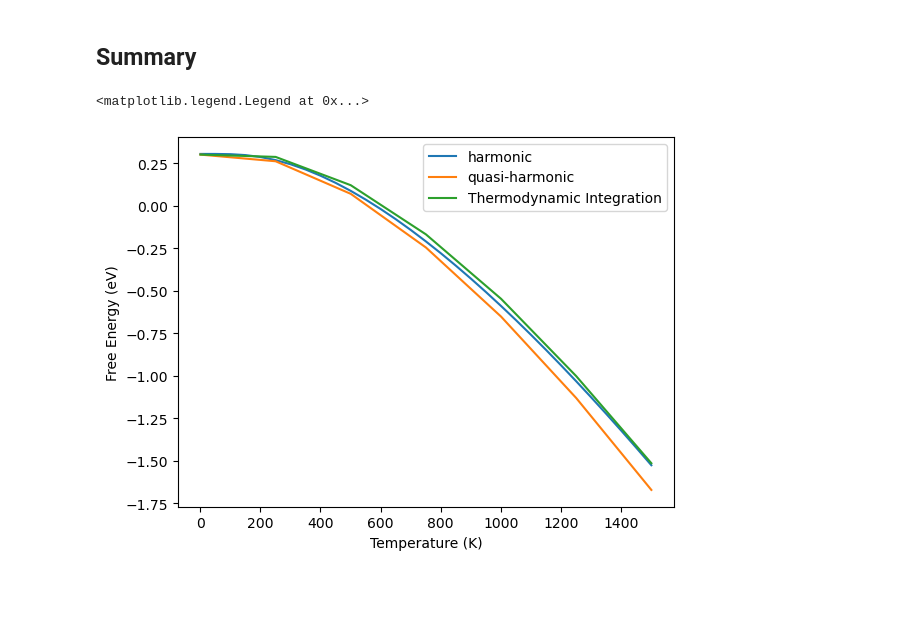
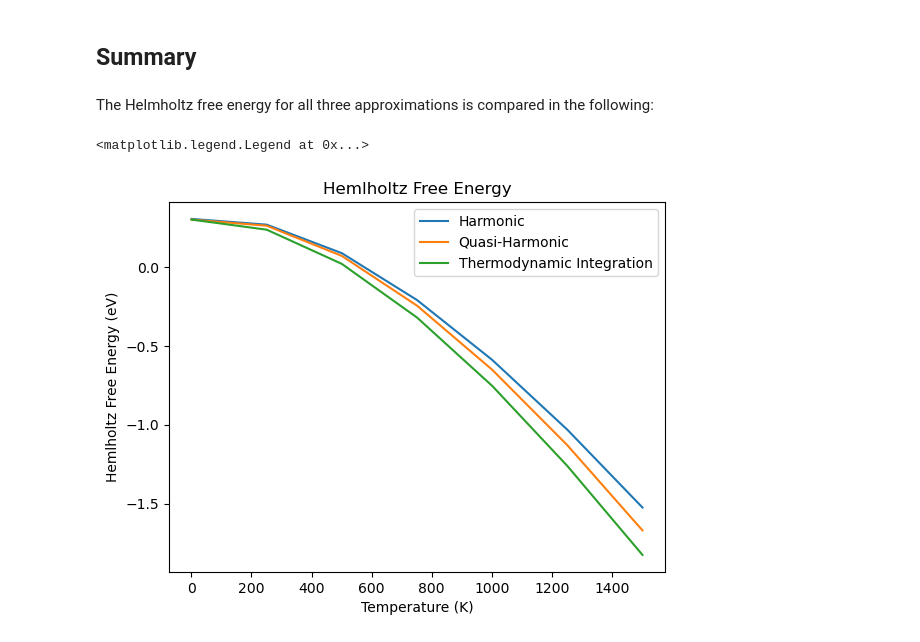
Before and after one commit to pyiron/atomistics, a Jupyter notebook: notebooks/free_energy_calculation.ipynb, the cells around one changed output. Cells and saved outputs as stored; diff of their text form; code cells hidden in the pictures; blank space fills up the shorter version.

```diff
--- a/notebooks/free_energy_calculation.ipynb
+++ b/notebooks/free_energy_calculation.ipynb
@@ -39,6 +50,6 @@ structure = structure_opt.repeat([3, 3, 3])
 # %%
 workflow_fix = PhonopyWorkflow(
-    structure=structure,
+    structure=structure_opt,
     interaction_range=10,
     factor=VaspToTHz,
     displacement=0.01,
@@ -55,10 +66,11 @@ workflow_fix.analyse_structures(output_dict=result_dict)
 term_base_dict = workflow_fix.get_thermal_properties(
     t_min=1,
     t_max=1500,
-    t_step=50,
+    t_step=250,
     temperatures=None,
     cutoff_frequency=None,
     pretend_real=False,
     band_indices=None,
     is_projection=False,
 )
+term_base_dict
@@ -91,4 +116,6 @@ term_qh_dict = workflow_qh.get_thermal_properties(
     pretend_real=False,
     band_indices=None,
     is_projection=False,
+    quantum_mechanical=True,
 )
+term_qh_dict
@@ -106,7 +209,6 @@ free_energy_lst, eng_lambda_dependence_lst = [], []
 for lattice_constant, temperature in zip(lattice_constant_lst, temperature_lst):
     structure = bulk("Al", a=lattice_constant, cubic=True).repeat([3, 3, 3])
     equilibrium_lammps = evaluate_with_lammps(task_dict={"calc_energy": structure}, potential_dataframe=df_pot_selected)['energy']
-    equilibrium_hessian = evaluate_with_hessian(task_dict={"calc_energy": structure}, structure_equilibrium=structure, force_constants=workflow_fix.get_hesse_matrix(), bulk_modulus=0, shear_modulus=0,)['energy']
     workflow_fix = PhonopyWorkflow(
         structure=structure,
         interaction_range=10,
@@ -122,16 +224,6 @@ for lattice_constant, temperature in zip(lattice_constant_lst, temperature_lst):
         potential_dataframe=df_pot_selected,
     )
     workflow_fix.analyse_structures(output_dict=result_dict)
-    term_fix_dict = workflow_fix.get_thermal_properties(
-        t_min=1,
-        t_max=1500,
-        t_step=250,
-        temperatures=None,
-        cutoff_frequency=None,
-        pretend_real=False,
-        band_indices=None,
-        is_projection=False,
-    )
     energy_pot_all_lst, energy_mean_lst, energy_kin_all_lst = [], [], []
     for lambda_parameter in lambda_lst:
         thermo_eng_pot_lst, thermo_eng_kin_lst = [], []
@@ -183,13 +275,16 @@ for lattice_constant, temperature in zip(lattice_constant_lst, temperature_lst):
     free_energy_lst.append(integral(1.0) - integral(0.0))
 # %% [markdown]
 ## Summary
+# %% [markdown]
+The Helmholtz free energy for all three approximations is compared in the following:
 # %%
-plt.plot(term_base_dict['temperatures'], term_base_dict['free_energy']/ len(structure) * len(structure_bulk), label="Harmonic")
+plt.title("Hemlholtz Free Energy")
+plt.plot(term_base_dict['temperatures'], term_base_dict['free_energy'], label="Harmonic")
 plt.plot(term_qh_dict['temperatures'], term_qh_dict['free_energy'], label="Quasi-Harmonic")
 plt.plot(term_qh_dict['temperatures'], term_qh_dict['free_energy'] - np.array(free_energy_lst) / 1000, label="Thermodynamic Integration")
 plt.xlabel("Temperature (K)")
-plt.ylabel("Free Energy (eV)")
+plt.ylabel("Hemlholtz Free Energy (eV)")
 plt.legend()
 # %% [output]
 <matplotlib.legend.Legend at 0x...>
-[figure, old version]
+[figure, new version]
```
Also changed, not shown: parts of 31 cells of this notebook, 7 other files.
